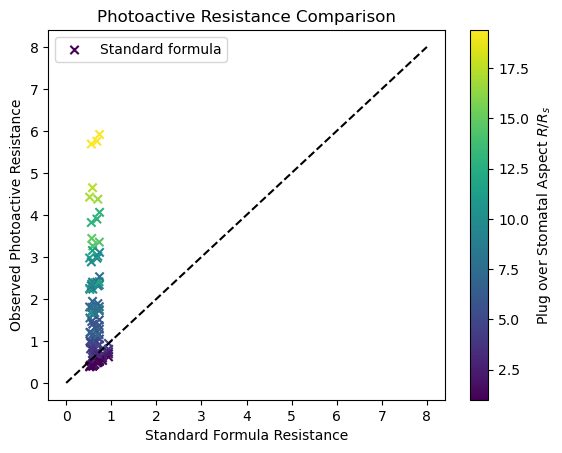
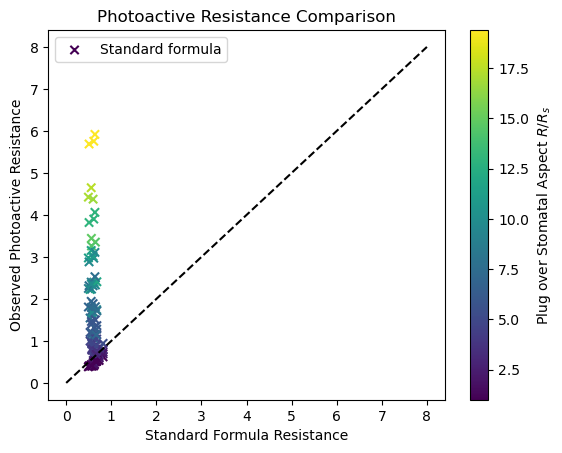
The change to this notebook cell's code, shown as a diff; its figure went from the first image to the second:
--- before
+++ after
@@ -36,4 +36,6 @@
 df_geo["calculated_resistance"] = df_geo["geometry_factor"] + df_geo["inlet_resistance"]
 
+df_geo["standard_formula_resistance"] = df_diff["surface_tortuosity_factor"] * df_diff["surface_lateral"] / df_diff["porosity"] / 2
+
 # print(df_geo.head(6))
 
@@ -49,6 +51,7 @@
 plt.show()
 
+
 # Show standard formula for photoactive resistance against observed photoactive resistance
-plt.scatter(df_geo["geometry_factor"]/2, df_photo["resistance"], c=df_geo["plug_aspect"]/df_geo["stomatal_aspect"], cmap="viridis", marker="x", label="Standard formula")
+plt.scatter(df_geo["standard_formula_resistance"], df_photo["resistance"], c=df_geo["plug_aspect"]/df_geo["stomatal_aspect"], cmap="viridis", marker="x", label="Standard formula")
 plt.plot([0, 8], [0, 8], "k--")
 plt.xlabel("Standard Formula Resistance")
@@ -59,5 +62,5 @@
 plt.show()
 
-# Show calculated resistance (own and tomás) against observed diffusion resistance
+# Show calculated resistance against observed diffusion resistance
 plt.scatter(df_geo["calculated_resistance"], df_geo["resistance"], c=df_geo["plug_aspect"]/df_geo["stomatal_aspect"], cmap="viridis")
 plt.plot([0, 8], [0, 8], "k--")
@@ -67,13 +70,16 @@
 plt.show()
 
-assimilation_obs = df_photo["mesophyll_flux_sol"] / df_photo["plug_area"]
-assimilation_mean = df_photo["assimilation_mesophyll_mean"] / df_photo["plug_area"]
-
-# Show assimilation rate against calculated assimilation rate
-plt.scatter(assimilation_mean, assimilation_obs)
-plt.xlabel("Mean calculated Assimilation Rate")
-plt.ylabel("Observed Assimilation Rate")
-plt.plot([0, 0.10], [0, 0.10], "k--")
-plt.show()    
+# Show geometry factor against Earles et al 2018
+plt.scatter(df_geo["geometry_factor"], df_geo["standard_formula_resistance"], label="Earles", color="darkblue")
+plt.scatter(df_geo["geometry_factor"], df_diff["surface_tortuosity_factor"]/df_geo["porosity"]/2, label="Tomas (surface)", color="lightblue")
+plt.scatter(df_geo["geometry_factor"], df_diff["top_tortuosity_factor"]/df_geo["porosity"]/2, label="Tomas (top)", color="lightgreen")
+plt.scatter(df_geo["geometry_factor"], df_geo["standard_formula_resistance"]*2, label="Earles x 2", marker="x", color="darkblue")
+plt.scatter(df_geo["geometry_factor"], df_diff["surface_tortuosity_factor"]/df_geo["porosity"], label="Tomas x 2 (surface)", marker="x", color="lightblue")
+plt.scatter(df_geo["geometry_factor"], df_diff["top_tortuosity_factor"]/df_geo["porosity"], label="Tomas x 2 (top)", marker="x", color="lightgreen")
+plt.plot([0, 2], [0, 2], "k--")
+plt.xlabel("Geometry Factor")
+plt.ylabel("Standard Formula Resistance")
+plt.legend()
+plt.show()
 
 

Commit: implemented analysis of voxel geometry as in the literature